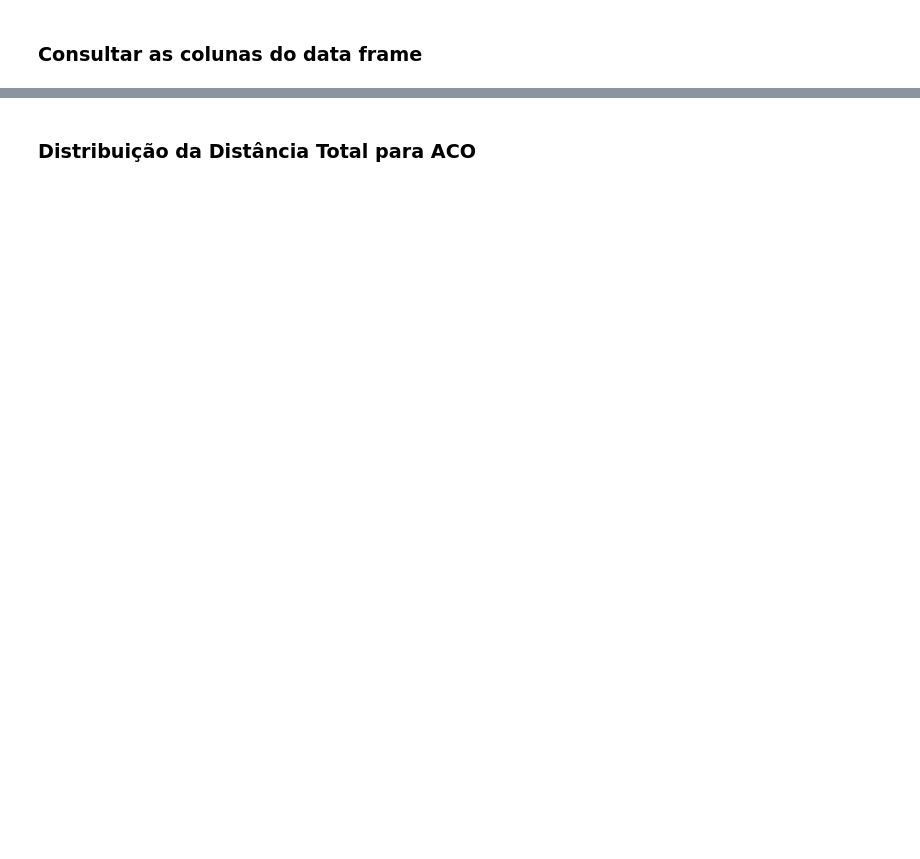
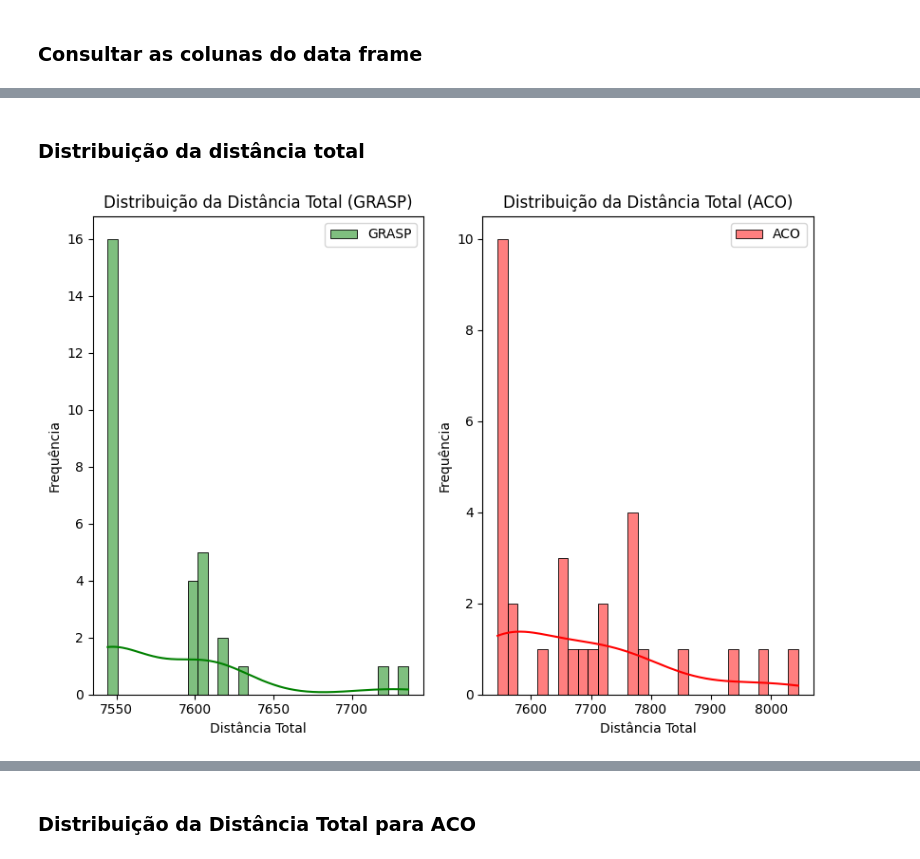
Before and after one commit to ste-coding/problema-caixeiro-viajante, a Jupyter notebook: dados.ipynb, the cells around one changed output, grey strips where cells are left out. Saved outputs shown, nothing was run; the diff lists cells and outputs as text; code cells hidden in the pictures; blank space fills up the shorter version.

```diff
--- a/dados.ipynb
+++ b/dados.ipynb
@@ -162,0 +413,27 @@ Index(['execucao', 'melhor_caminho', 'distancia_total', 'tempo_execucao',
+# %% [markdown]
+### Distribuição da distância total
+# %%
+
+plt.figure(figsize=(12, 6))
+
+# Subplot para GRASP
+plt.subplot(1, 3, 2)
+sns.histplot(df_grasp_berlin52['distancia_total'].dropna(), bins=30, kde=True, color='green', label='GRASP', alpha=0.5)
+plt.title('Distribuição da Distância Total (GRASP)')
+plt.xlabel('Distância Total')
+plt.ylabel('Frequência')
+plt.legend()
+
+# Subplot para ACO
+plt.subplot(1, 3, 3)
+sns.histplot(df_aco_berlin52['distancia_total'].dropna(), bins=30, kde=True, color='red', label='ACO', alpha=0.5)
+plt.title('Distribuição da Distância Total (ACO)')
+plt.xlabel('Distância Total')
+plt.ylabel('Frequência')
+plt.legend()
+
+# Ajustar layout
+plt.tight_layout()
+plt.show()
+# %% [output]
+[figure, added]
```
Also changed, not shown: parts of 77 cells of this notebook.
